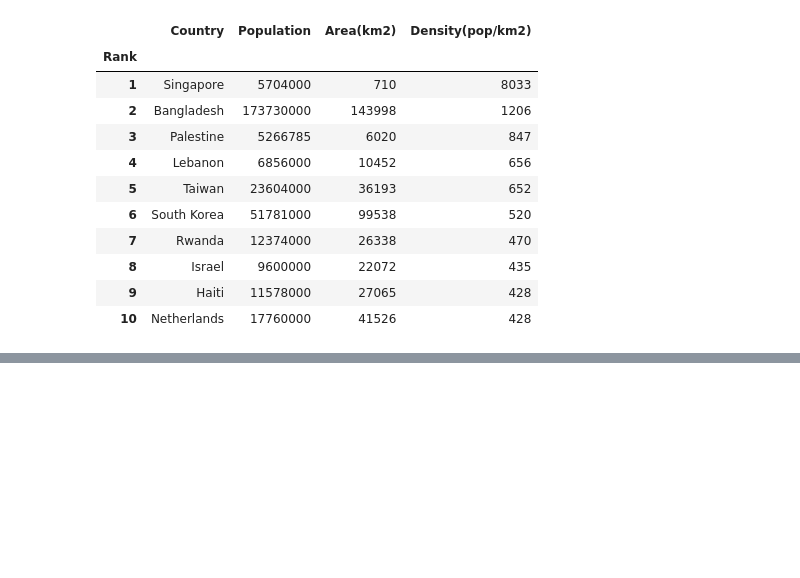
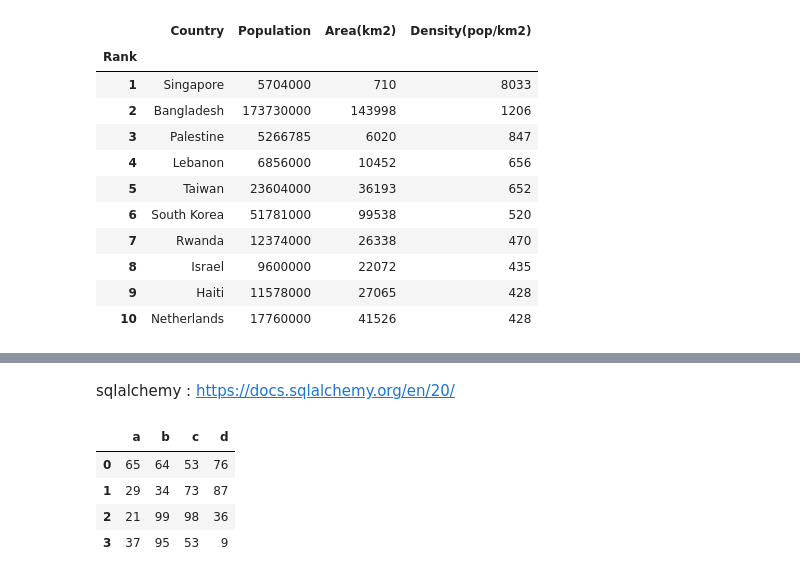
Before and after one commit to Elfridhasman/Python-for-Machine-Learning-Data-Science, a Jupyter notebook: pandas/09-Inputs-and-Outputs.ipynb, the cells around one changed output, grey strips where cells are left out. Cells and saved outputs as stored; diff of their text form; code cells hidden in the pictures; blank space fills up the shorter version.

```diff
--- a/pandas/09-Inputs-and-Outputs.ipynb
+++ b/pandas/09-Inputs-and-Outputs.ipynb
@@ -197,0 +256,2 @@ world_topten.to_html('sample_table.html',index=False)
+# %% [markdown]
+sqlalchemy : https://docs.sqlalchemy.org/en/20/
@@ -197,0 +265,10 @@ world_topten.to_html('sample_table.html',index=False)
+# %%
+df = pd.DataFrame(data=np.random.randint(low=0, high=100, size =(4,4)),columns=['a','b','c','d'])
+# %%
+df
+# %% [output]
+|  | a | b | c | d |
+| 0 | 65 | 64 | 53 | 76 |
+| 1 | 29 | 34 | 73 | 87 |
+| 2 | 21 | 99 | 98 | 36 |
+| 3 | 37 | 95 | 53 | 9 |
```
Also changed, not shown: parts of 27 cells of this notebook, 2 other files.
